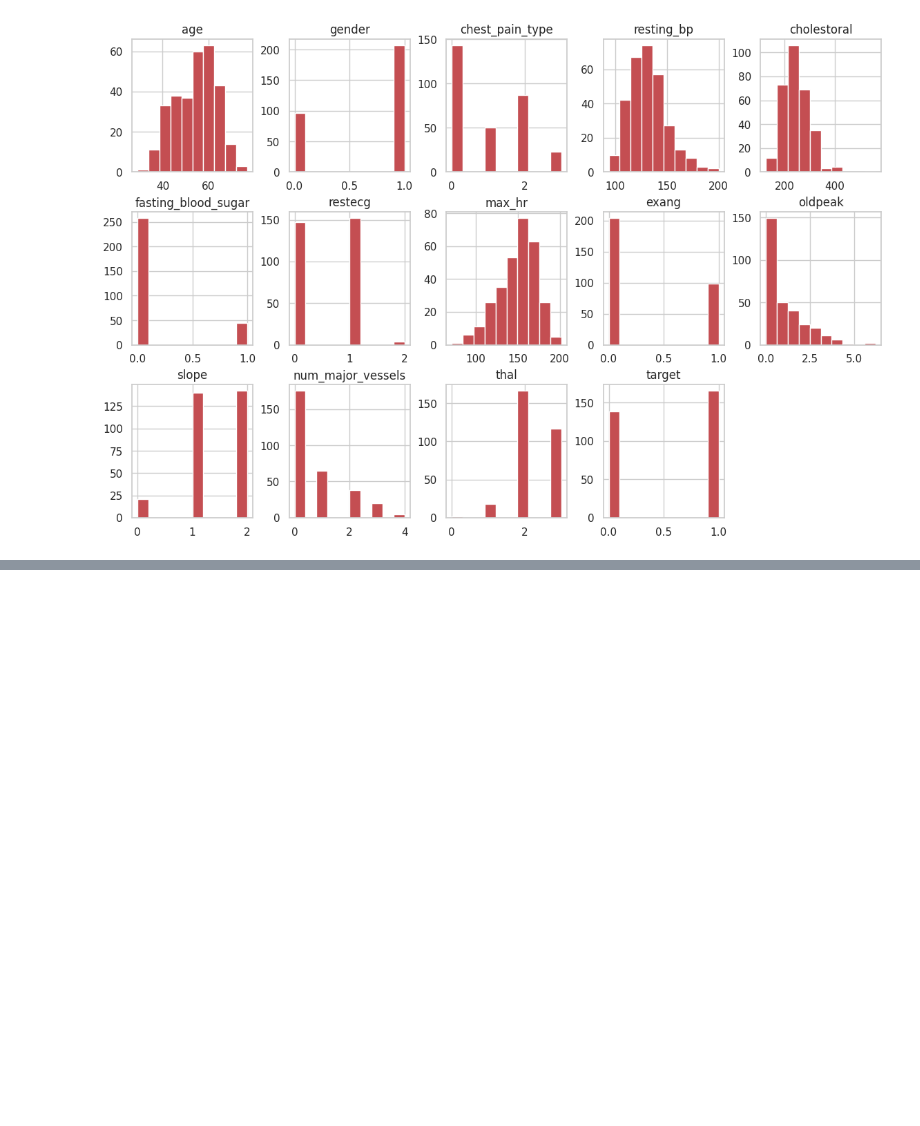
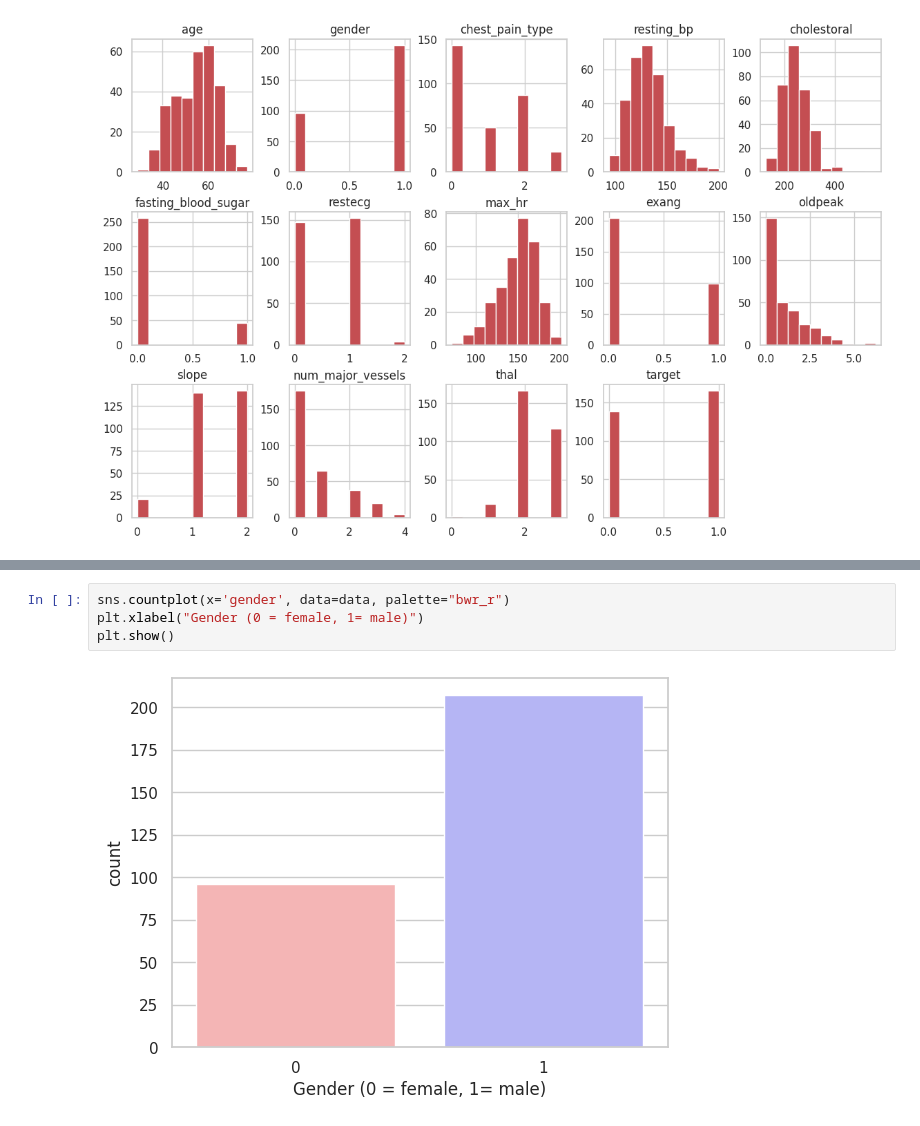
Before and after one commit to florboydens/DataViz_Workshop, a Jupyter notebook: Data_Viz_Workshop_Day_3.ipynb, the cells around one changed output, grey strips where cells are left out. Cells and saved outputs as stored; diff of their text form; blank space fills up the shorter version.

```diff
--- a/Data_Viz_Workshop_Day_3.ipynb
+++ b/Data_Viz_Workshop_Day_3.ipynb
@@ -175,0 +186,6 @@ Data Distribution
+# %%
+sns.countplot(x='gender', data=data, palette="bwr_r")
+plt.xlabel("Gender (0 = female, 1= male)")
+plt.show()
+# %% [output]
+[figure, added]
```
Also changed, not shown: parts of 14 cells of this notebook.
